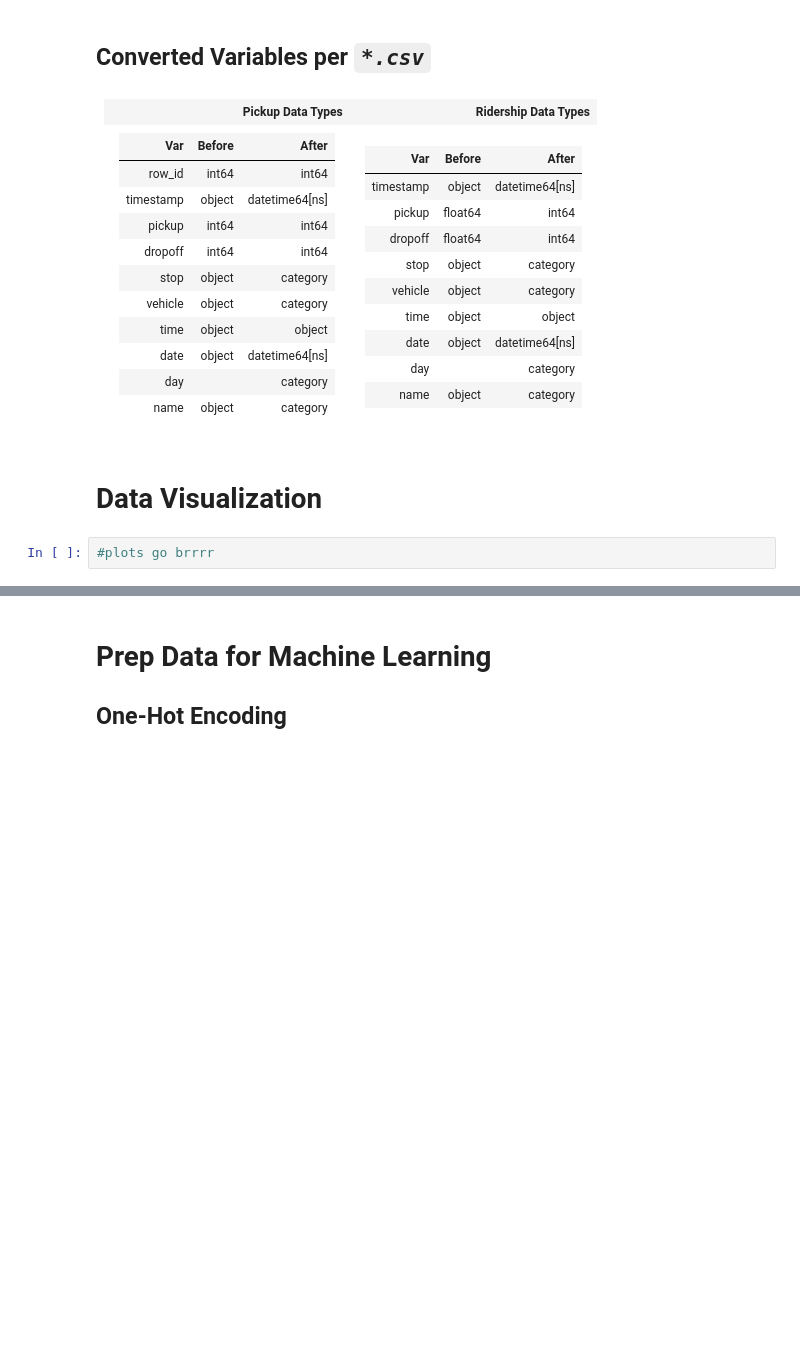
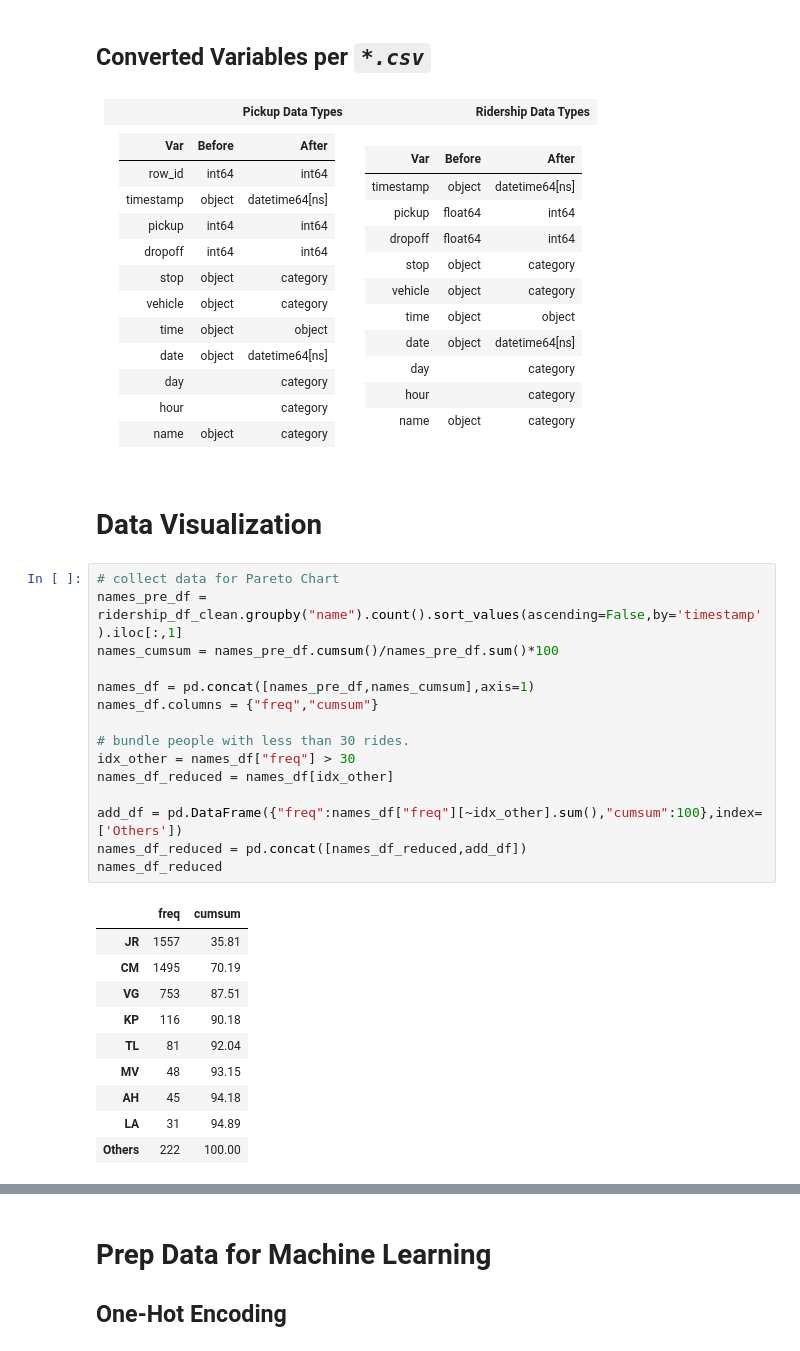
Before and after one commit to jrosilam/MayMobility_TakeHome, a Jupyter notebook: takehome_test.ipynb, the cells around one changed output, grey strips where cells are left out. Saved outputs shown, nothing was run; the diff lists cells and outputs as text; blank space fills up the shorter version.

```diff
--- a/takehome_test.ipynb
+++ b/takehome_test.ipynb
@@ -644,6 +644,7 @@ ridership_df_clean.groupby(["day","stop"]).describe()
 |time         | object        | object          |
 |date         | object        | datetime64[ns]  |
 |day          |               | category        |
+|hour         |               | category        |
 |name         | object        | category        |
 
 </td><td>
@@ -658,10 +659,35 @@ ridership_df_clean.groupby(["day","stop"]).describe()
 |time         | object        | object         |
 |date         | object        | datetime64[ns] |
 |day          |               | category       |
+|hour         |               | category       |
 |name         | object        | category       |
 
 </td></tr> </table>
 # %% [markdown]
 # Data Visualization
-# %%
-#plots go brrrr
+# %%
+# collect data for Pareto Chart
+names_pre_df = ridership_df_clean.groupby("name").count().sort_values(ascending=False,by='timestamp').iloc[:,1]
+names_cumsum = names_pre_df.cumsum()/names_pre_df.sum()*100
+
+names_df = pd.concat([names_pre_df,names_cumsum],axis=1)
+names_df.columns = {"freq","cumsum"}
+
+# bundle people with less than 30 rides.
+idx_other = names_df["freq"] > 30
+names_df_reduced = names_df[idx_other]
+
+add_df = pd.DataFrame({"freq":names_df["freq"][~idx_other].sum(),"cumsum":100},index=['Others'])
+names_df_reduced = pd.concat([names_df_reduced,add_df])
+names_df_reduced
+# %% [output]
+|  | freq | cumsum |
+| JR | 1557 | 35.81 |
+| CM | 1495 | 70.19 |
+| VG | 753 | 87.51 |
+| KP | 116 | 90.18 |
+| TL | 81 | 92.04 |
+| MV | 48 | 93.15 |
+| AH | 45 | 94.18 |
+| LA | 31 | 94.89 |
+| Others | 222 | 100.00 |
```
Also changed, not shown: parts of 3 cells of this notebook.
